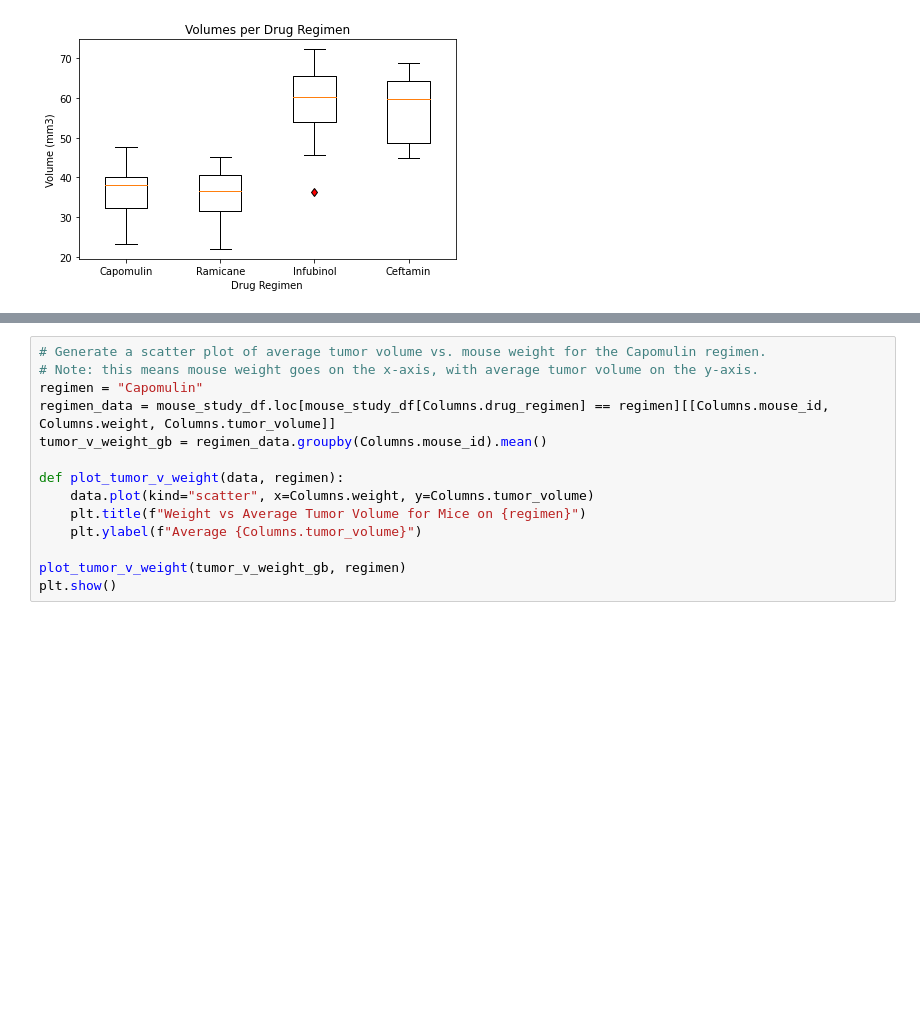
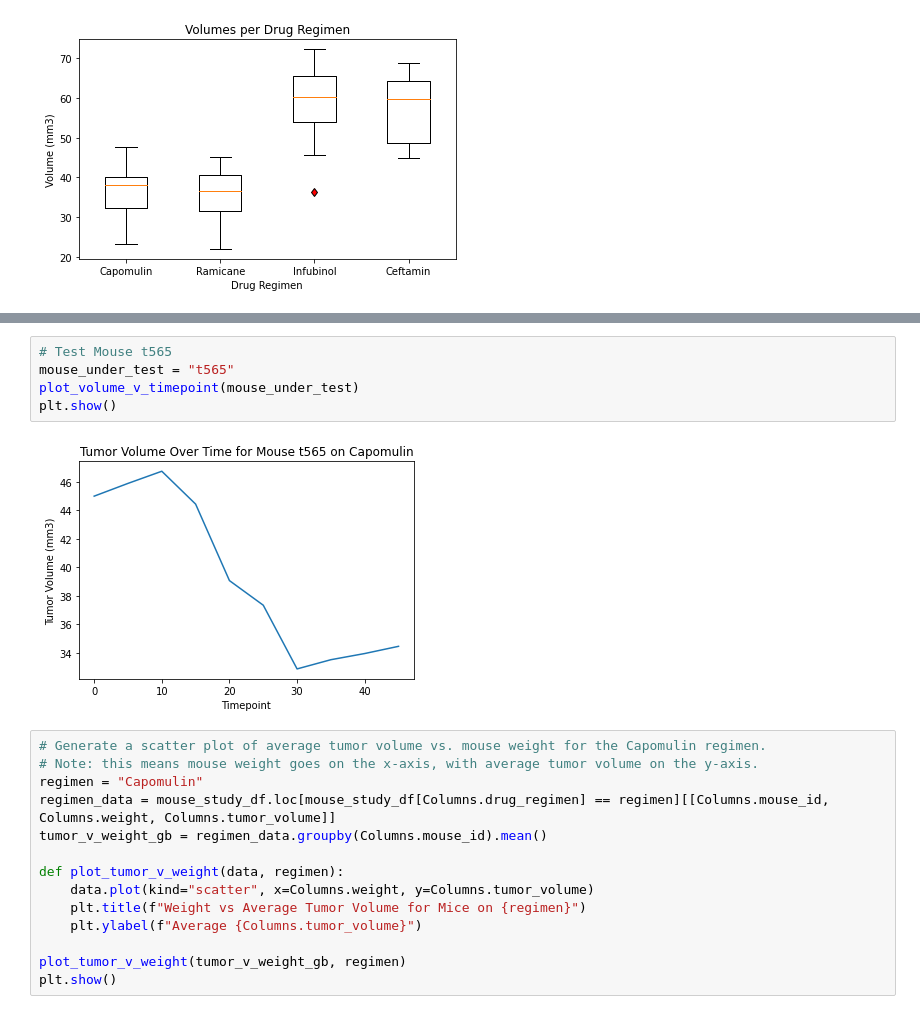
Before and after one commit to 12wollmana/UMN-Data_Analytics-MatPlotLib, a Jupyter notebook: Pymaceuticals/pymaceuticals.ipynb, the cells around one changed output, grey strips where cells are left out. Saved outputs shown, nothing was run; the diff lists cells and outputs as text; blank space fills up the shorter version.

```diff
--- a/Pymaceuticals/pymaceuticals_starter.ipynb
+++ b/Pymaceuticals/pymaceuticals.ipynb
@@ -336,3 +352,10 @@ plt.show()
+# %%
+# Test Mouse t565
+mouse_under_test = "t565"
+plot_volume_v_timepoint(mouse_under_test)
+plt.show()
+# %% [output]
+[figure, added]
 # %%
 # Generate a scatter plot of average tumor volume vs. mouse weight for the Capomulin regimen.
 # Note: this means mouse weight goes on the x-axis, with average tumor volume on the y-axis.
```
Also changed, not shown: parts of 14 cells of this notebook, 1 other file.
